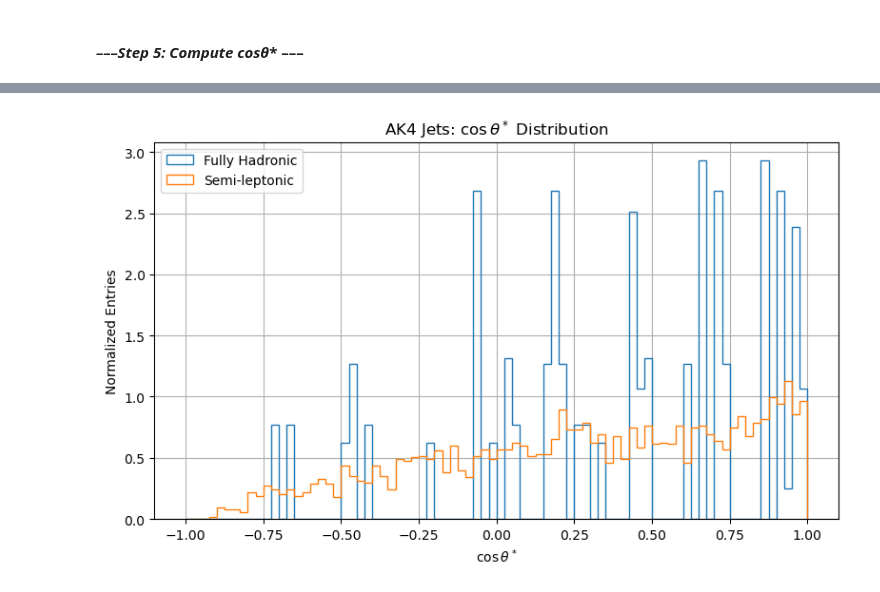
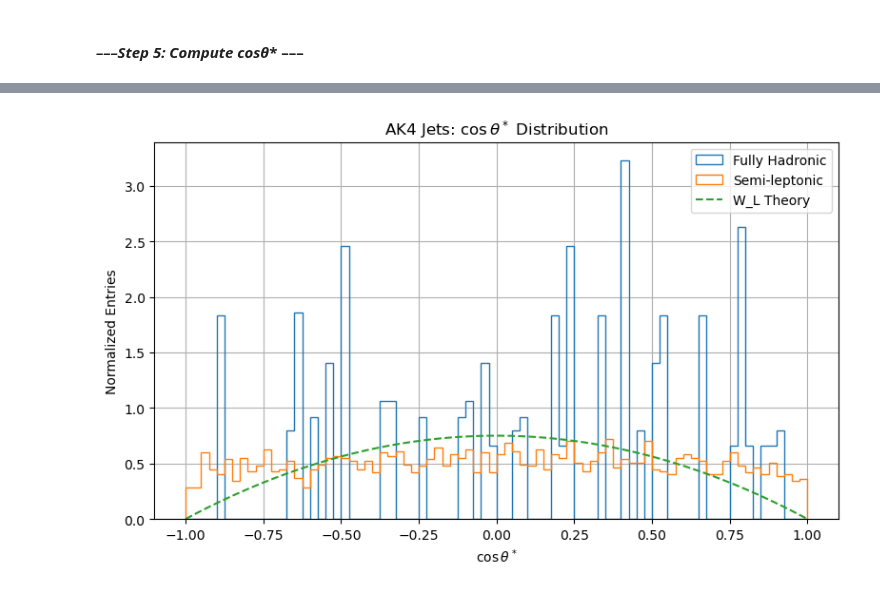
Before and after one commit to aimenobaid/polarization, a Jupyter notebook: AK4jet_analysis.ipynb, the cells around one changed output, grey strips where cells are left out. Saved outputs shown, nothing was run; the diff lists cells and outputs as text; code cells hidden in the pictures.

```diff
--- a/AK4jet_analysis.ipynb
+++ b/AK4jet_analysis.ipynb
@@ -268,10 +250,21 @@ sublead_ak4_sl = ak4_jets_sl[:, 1]
 ak4_jets_had = ak4_jets_clean[ak.num(ak4_jets_clean) >= 4]
 ak4_top4 = ak4_jets_had[:, :4]
 
+W_MASS = 80.4
+
+# 1) build all dijet pairs
 ak4_pairs = ak.combinations(ak4_top4, 2, fields=["j1", "j2"])
-pair_masses = (ak4_pairs.j1 + ak4_pairs.j2).mass
-best_idx = ak.argmax(pair_masses, axis=1)
+# 2) compute ΔR for each pair
+dr_mat = delta_r_fct(ak4_pairs.j1, ak4_pairs.j2)
+# 3) only keep pairs that are sufficiently collimated (boosted W ⇒ ΔR ~ 0.3±0.1)
+MAX_dr = 0.8
+good_pairs = ak4_pairs[dr_mat < MAX_dr]
+# 4) compute mass only on those “good” pairs
+pair_masses = (good_pairs.j1 + good_pairs.j2).mass
 
+# 5) pick the pair closest to W_m
+best_idx = ak.argmin(abs(pair_masses - W_MASS), axis=1)
 # Clean extraction of best dijet pair (1-to-1 mapping, no jagged nesting)
-j1_had = ak4_pairs.j1[best_idx]
-j2_had = ak4_pairs.j2[best_idx]
+j1_had = good_pairs.j1[best_idx]
+j2_had = good_pairs.j2[best_idx]
+best_pair_masses = pair_masses[best_idx]
@@ -310,23 +408,27 @@ def compute_cos_theta_star_from_ak4pairs(jet_pairs, category_name=""):
 
     for i, (vec1, vec2) in enumerate(jet_pairs):
         try:
-            w_lab = vec1 + vec2
+            # Sort jets by rapidity (or pz if you prefer)
+            if vec1.rapidity < vec2.rapidity:
+                q1 = vec1
+                q2 = vec2
+            else:
+                q1 = vec2
+                q2 = vec1
+
+            w_lab = q1 + q2
             if w_lab.mass < np.abs(1e-3) or w_lab.E <= np.abs(1e-6):
                 n_skipped += 1
                 continue
 
-            # Boost vec1 into W rest frame
-            q1_rest = vec1.boost_beta3(-w_lab.to_beta3())
+            q1_rest = q1.boost_beta3(-w_lab.to_beta3())
 
-            # Compute unit 3-momentum vector of q1 in W rest frame
             q_vec = np.array([q1_rest.px, q1_rest.py, q1_rest.pz])
             q_unit = q_vec / np.linalg.norm(q_vec)
 
-            # Compute unit boost direction vector (W momentum in lab)
             w_vec = np.array([w_lab.px, w_lab.py, w_lab.pz])
             w_unit = w_vec / np.linalg.norm(w_vec)
 
-            # Cos(theta*) = angle between decay product and boost axis
             cos_theta = np.dot(q_unit, w_unit)
 
             cos_theta_star.append(cos_theta)
@@ -357,19 +459,24 @@ cos_theta_star_had = compute_cos_theta_star_from_ak4pairs(ak4pairs_had, category
 # %%
 plt.figure(figsize=(8, 5))
 
 # Histogram overlays (normalized)
 plt.hist(cos_theta_star_had, bins=80, range=(-1, 1), histtype='step', label='Fully Hadronic', density=True)
 plt.hist(cos_theta_star_sl, bins=80, range=(-1, 1), histtype='step', label='Semi-leptonic', density=True)
+theta = np.linspace(-1, 1, 500)
+
+pdf_longitudinal = 1 - theta**2
+pdf_longitudinal /= np.trapz(pdf_longitudinal, theta)  # normalize
+plt.plot(theta, pdf_longitudinal, label='W_L Theory', linestyle='--')
 
 plt.xlabel(r'$\cos\theta^*$')
 plt.ylabel('Normalized Entries')
 plt.title('AK4 Jets: $\\cos\\theta^*$ Distribution')
 plt.grid(True)
 plt.legend()
 plt.tight_layout()
 plt.show()
 # %% [output]
-[figure, old version]
+[figure, new version]
 # %%
 # print("lead_ak4_sl example:", ak4_jets_semi[0])
 # print("ak.num(ak4_jets_semi):", ak.num(ak4_jets_semi))
```
Also changed, not shown: parts of 16 cells of this notebook, 1 other file.
